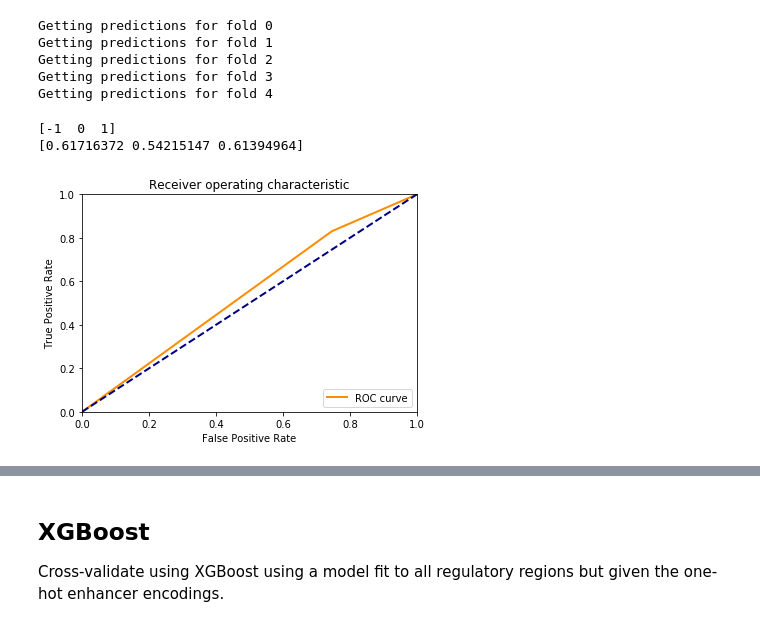
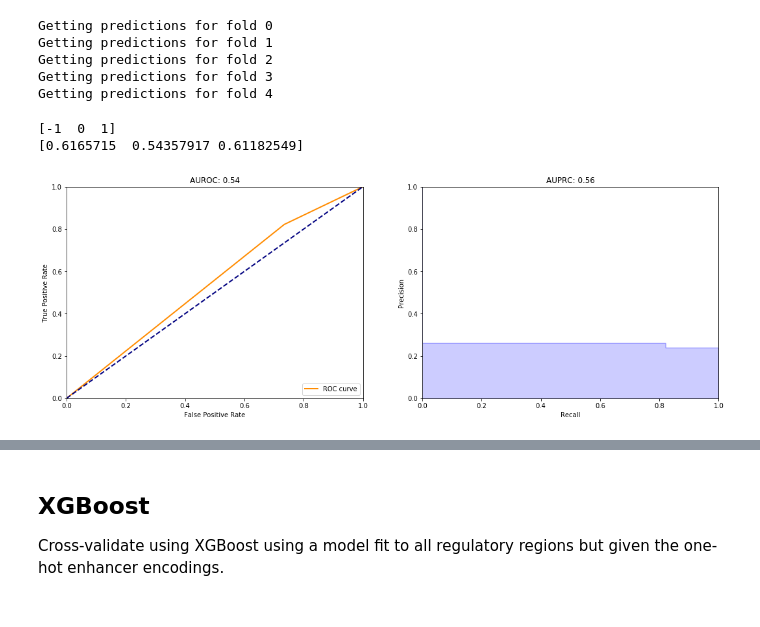
Before and after one commit to alex-hh/cagi5_mpra_prediction, a Jupyter notebook: Cagi5CV.ipynb, the cells around one changed output, grey strips where cells are left out. Drawn from its saved outputs; the diff is of its cells as text; code cells hidden in the pictures.

```diff
--- a/Cagi5CV.ipynb
+++ b/Cagi5CV.ipynb
@@ -111,11 +111,10 @@ Getting predictions for fold 4
 # %%
 binarizer = LabelBinarizer()
 ybin = binarizer.fit_transform(cvdf_chunk['class'])
 print(binarizer.classes_)
 print(roc_auc_score(ybin, binarizer.transform(cvdf_chunk['PredClass']), average=None))
-make_roc_plot(cvdf_chunk)
-plt.show()
+_ = make_plots(cvdf_chunk, 'PredClass')
 # %% [output]
 [-1  0  1]
-[0.61716372 0.54215147 0.61394964]
+[0.6165715  0.54357917 0.61182549]
-[figure, old version]
+[figure, new version]
```
Also changed, not shown: parts of 18 cells of this notebook, 5 other files.
